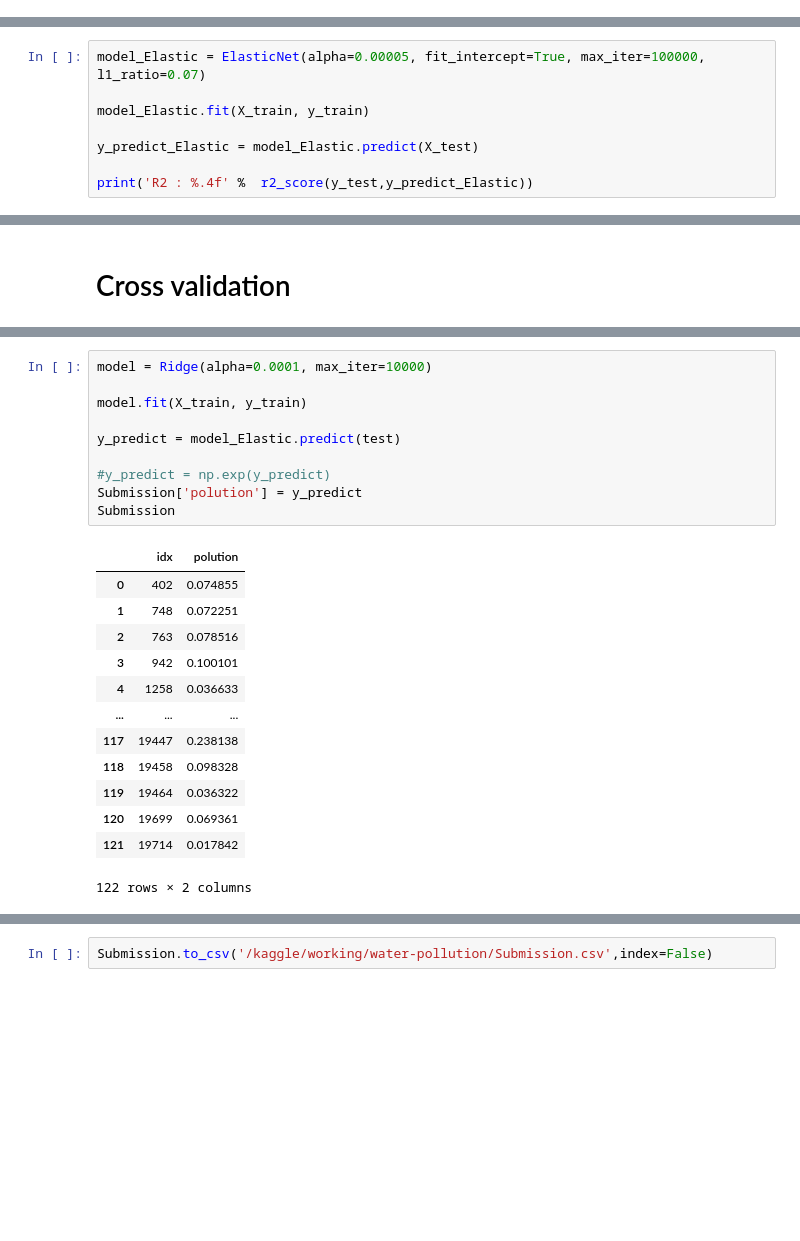
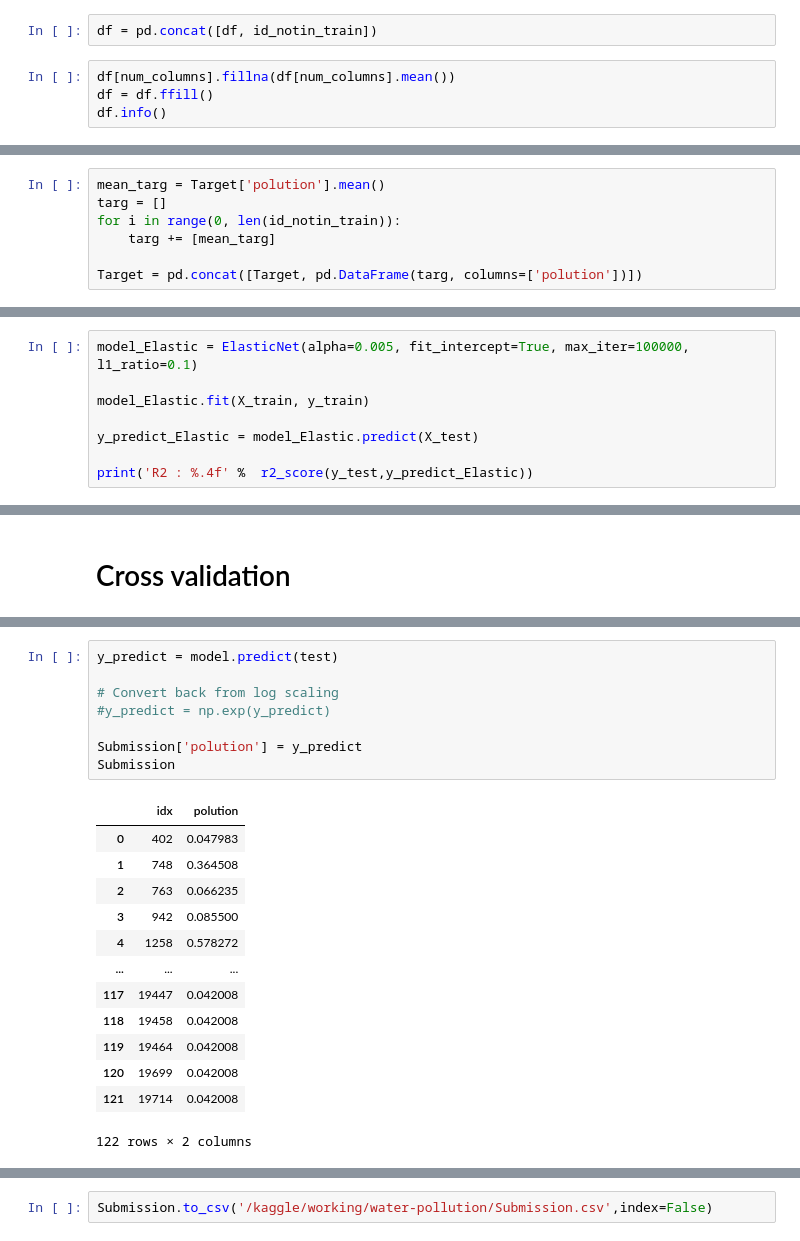
Before and after one commit to hydramst/water_pollution, a Jupyter notebook: water-pollution-lr.ipynb, the cells around one changed output, grey strips where cells are left out. Cells and saved outputs as stored; diff of their text form; blank space fills up the shorter version.

```diff
--- a/water-pollution-lr.ipynb
+++ b/water-pollution-lr.ipynb
@@ -102,0 +109,6 @@ num_columns = [ 'tourists', 'venue', 'rate', 'food', 'glass', 'metal', 'other',
+# %%
+df = pd.concat([df, id_notin_train])
+# %%
+df[num_columns].fillna(df[num_columns].mean())
+df = df.ffill()
+df.info()
@@ -103,3 +135,10 @@ num_columns = [ 'tourists', 'venue', 'rate', 'food', 'glass', 'metal', 'other',
+# %%
+mean_targ = Target['polution'].mean()
+targ = []
+for i in range(0, len(id_notin_train)):
+    targ += [mean_targ]
+
+Target = pd.concat([Target, pd.DataFrame(targ, columns=['polution'])])
 # %% [markdown]
 ## OHE
 # %%
@@ -177,7 +212,7 @@ model_ElasticCV = ElasticNetCV(n_alphas=1, fit_intercept=True, max_iter=100000,
 # %% [markdown]
 # ElasticNet
 # %%
-model_Elastic = ElasticNet(alpha=0.00005, fit_intercept=True, max_iter=100000, l1_ratio=0.07)
+model_Elastic = ElasticNet(alpha=0.005, fit_intercept=True, max_iter=100000, l1_ratio=0.1)
 
 model_Elastic.fit(X_train, y_train)
 
@@ -272,27 +306,25 @@ test_Max    -0.529675
 dtype: float64
 # %%
-model = Ridge(alpha=0.0001, max_iter=10000)
+y_predict = model.predict(test)
 
-model.fit(X_train, y_train)
+# Convert back from log scaling
+#y_predict = np.exp(y_predict)
 
-y_predict = model_Elastic.predict(test)
-
-#y_predict = np.exp(y_predict)
 Submission['polution'] = y_predict
 Submission
 # %% [output]
 |  | idx | polution |
-| 0 | 402 | 0.074855 |
-| 1 | 748 | 0.072251 |
-| 2 | 763 | 0.078516 |
-| 3 | 942 | 0.100101 |
-| 4 | 1258 | 0.036633 |
+| 0 | 402 | 0.047983 |
+| 1 | 748 | 0.364508 |
+| 2 | 763 | 0.066235 |
+| 3 | 942 | 0.085500 |
+| 4 | 1258 | 0.578272 |
 | ... | ... | ... |
-| 117 | 19447 | 0.238138 |
-| 118 | 19458 | 0.098328 |
-| 119 | 19464 | 0.036322 |
-| 120 | 19699 | 0.069361 |
-| 121 | 19714 | 0.017842 |
+| 117 | 19447 | 0.042008 |
+| 118 | 19458 | 0.042008 |
+| 119 | 19464 | 0.042008 |
+| 120 | 19699 | 0.042008 |
+| 121 | 19714 | 0.042008 |
 122 rows × 2 columns
 # %%
 ! rm /kaggle/working/water-pollution/Submission.csv
```
Also changed, not shown: parts of 22 cells of this notebook.
